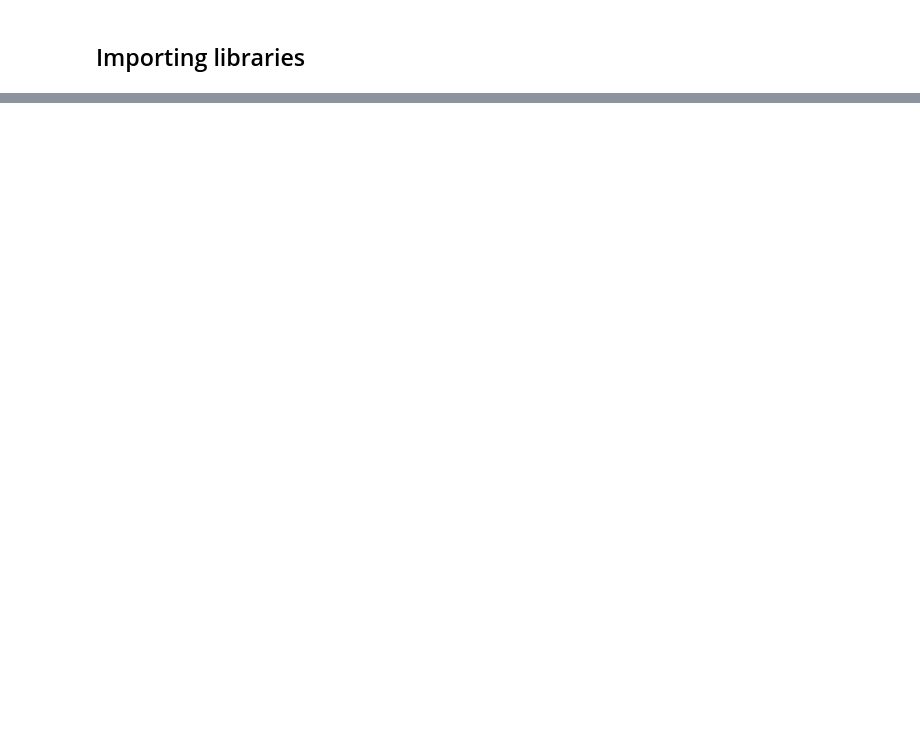
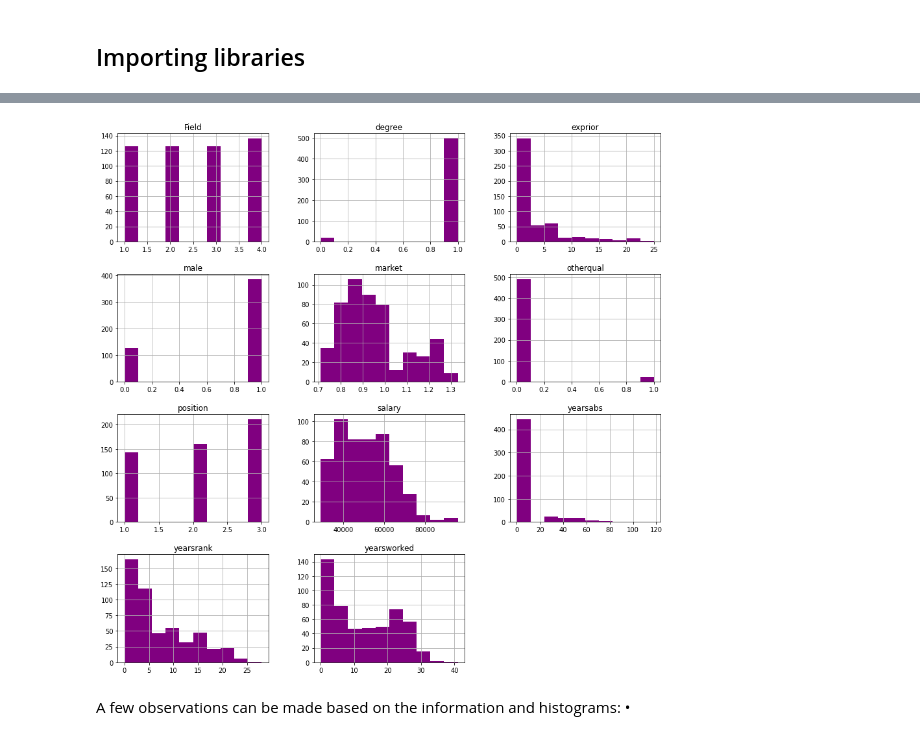
Before and after one commit to rethabilethulo/Validation_-_Simple_Linear_Regression, a Jupyter notebook: Cross_Validation_&_Simple_Linear_Regression.ipynb, the cells around one changed output, grey strips where cells are left out. Drawn from its saved outputs; the diff is of its cells as text; code cells hidden in the pictures; blank space fills up the shorter version.

```diff
--- a/Cross_Validation_&_Simple_Linear_Regression.ipynb
+++ b/Cross_Validation_&_Simple_Linear_Regression.ipynb
@@ -34,0 +74,9 @@ salaries.shape
+# %%
+#Histograms showing distributions
+salaries.hist(figsize = (15,15),color = "purple")
+plt.show()
+# %% [output]
+[figure, added]
+# %% [markdown]
+A few observations can be made based on the information and histograms:
+•
```
Also changed, not shown: parts of 9 cells of this notebook.
